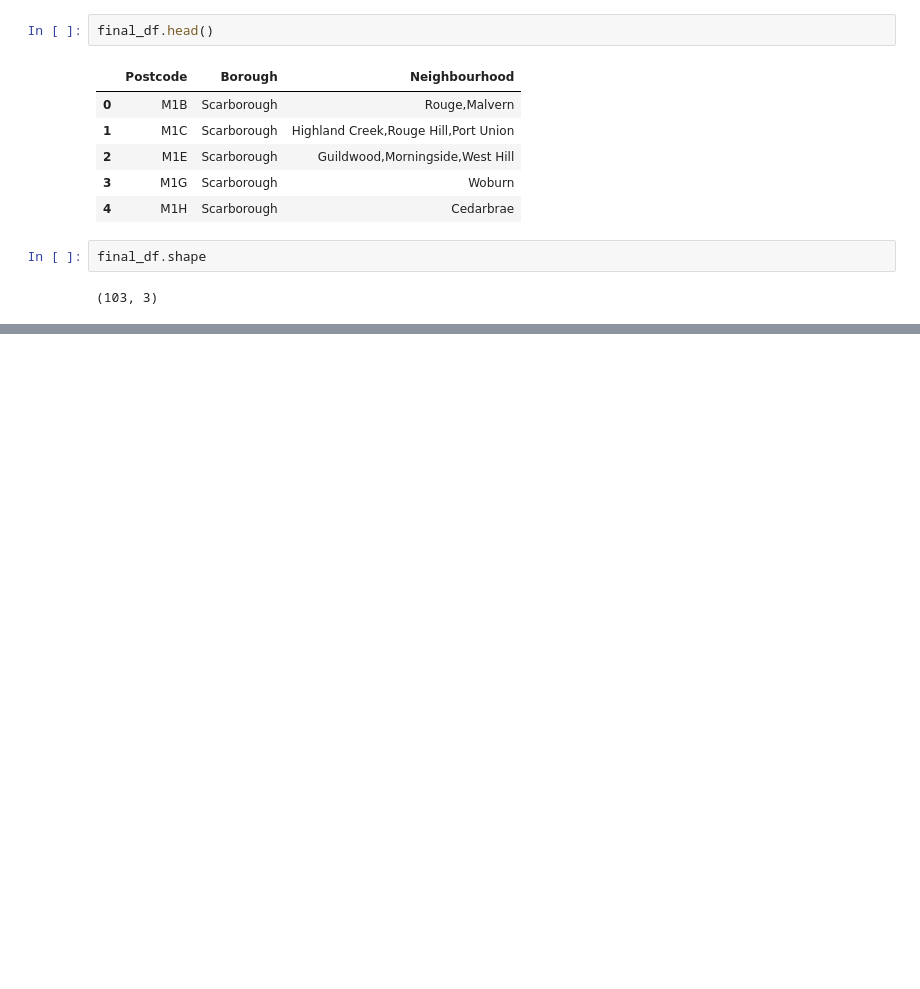
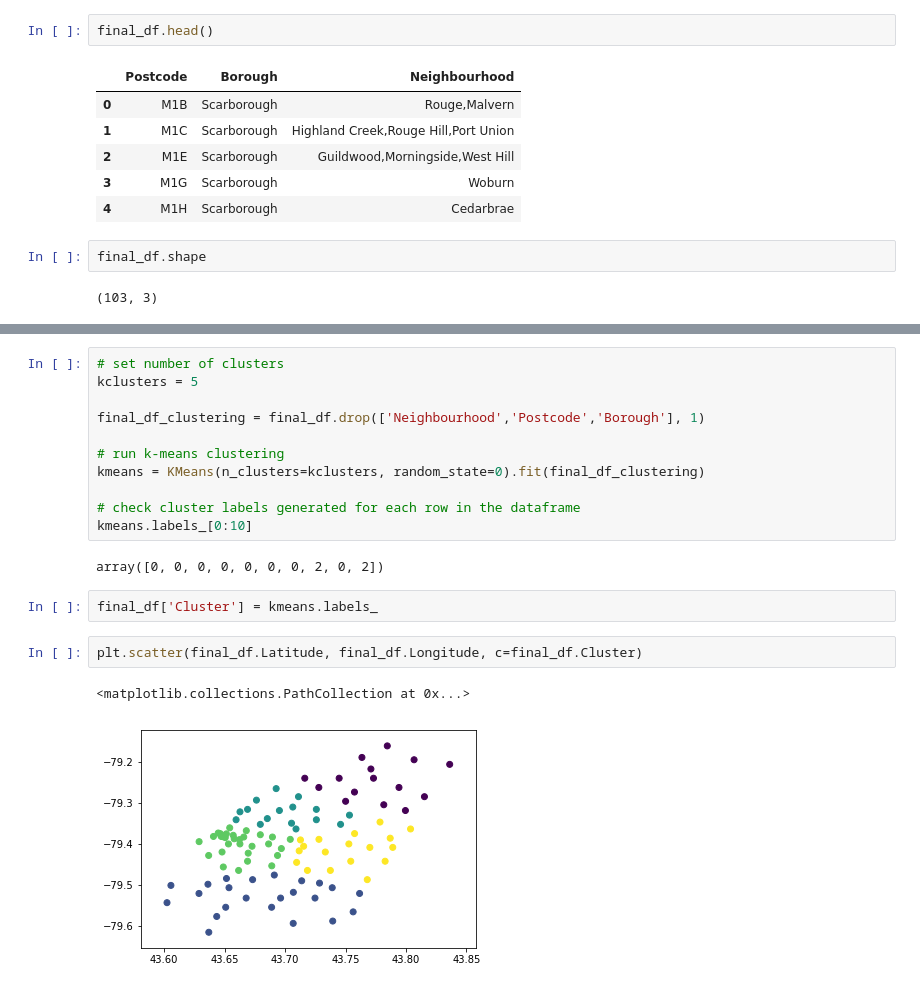
Before and after one commit to puneet786/Coursera_Capstone, a Jupyter notebook: Segmentation_Clustering_Toronto_Assignment.ipynb, the cells around one changed output, grey strips where cells are left out. Cells and saved outputs as stored; diff of their text form; blank space fills up the shorter version.

```diff
--- a/Segmentation_Clustering_Toronto_Assignment.ipynb
+++ b/Segmentation_Clustering_Toronto_Assignment.ipynb
@@ -67,0 +119,20 @@ final_df.shape
+# %%
+# set number of clusters
+kclusters = 5
+
+final_df_clustering = final_df.drop(['Neighbourhood','Postcode','Borough'], 1)
+
+# run k-means clustering
+kmeans = KMeans(n_clusters=kclusters, random_state=0).fit(final_df_clustering)
+
+# check cluster labels generated for each row in the dataframe
+kmeans.labels_[0:10]
+# %% [output]
+array([0, 0, 0, 0, 0, 0, 0, 2, 0, 2])
+# %%
+final_df['Cluster'] = kmeans.labels_
+# %%
+plt.scatter(final_df.Latitude, final_df.Longitude, c=final_df.Cluster)
+# %% [output]
+<matplotlib.collections.PathCollection at 0x...>
+[figure, added]
```
Also changed, not shown: parts of 11 cells of this notebook, 1 other file.
